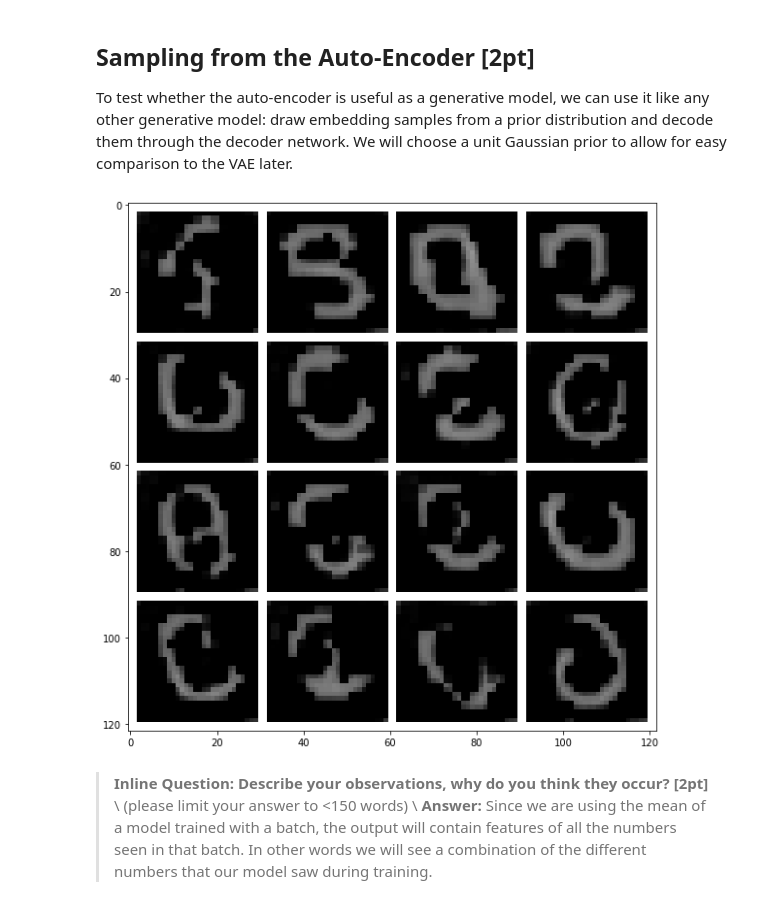
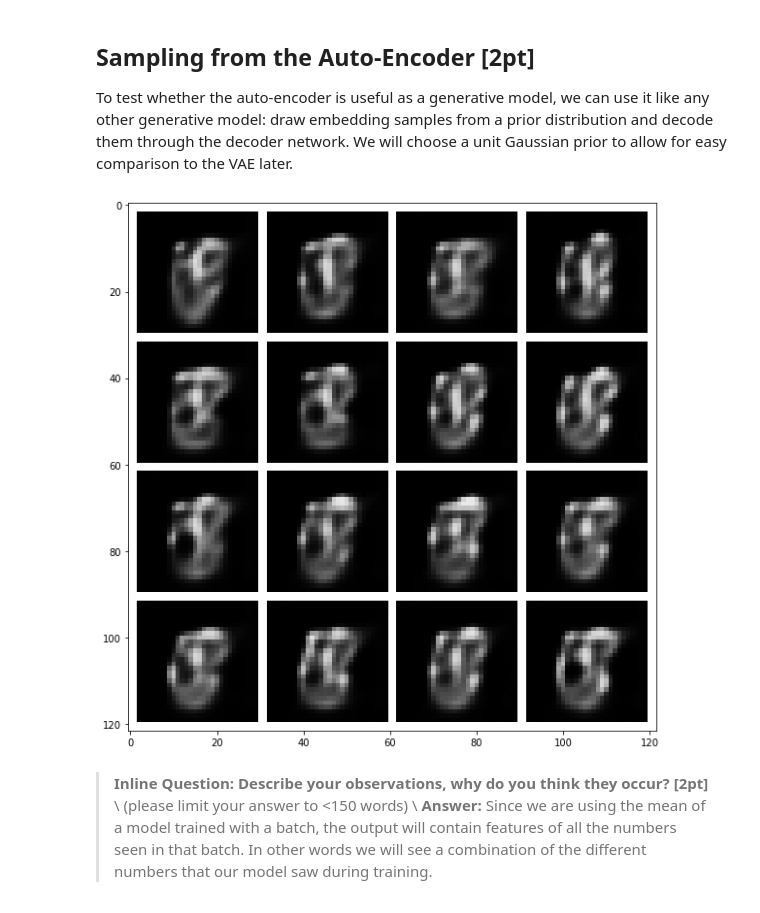
Before and after one commit to angelricardoh/Deep-Learning, a Jupyter notebook: csci-566-assignment2-master/CSCI566_Assignment2_problem_1_VAE.ipynb, the cells around one changed output. Cells and saved outputs as stored; diff of their text form; code cells hidden in the pictures.

Commit message:
Fix dimensionality error in visualization function and fix reparameterize function

```diff
--- a/csci-566-assignment2-master/CSCI566_Assignment2_problem_1_VAE.ipynb
+++ b/csci-566-assignment2-master/CSCI566_Assignment2_problem_1_VAE.ipynb
@@ -376,32 +377,30 @@ To test whether the auto-encoder is useful as a generative model, we can use it
 # %%
 # we will sample N embeddings, then decode and visualize them
 def vis_samples(model):
   ####################################### TODO #######################################
   # Sample embeddings from a diagonal unit Gaussian distribution and decode them     #
   # using the model.                                                                 #
   # HINT: The sampled embeddings should have shape [batch_size, nz]. Diagonal unit   #
   #       Gaussians have mean 0 and a covariance matrix with ones on the diagonal    #
   #       and zeros everywhere else.                                                 #
   # HINT: If you are unsure whether you sampled the correct distribution, you can    #
   #       sample a large batch and compute the empirical mean and variance using the #
   #       .mean() and .var() functions.                                              #
   # HINT: You can directly use model.decoder() to decode the samples.                #
   ####################################################################################
-  noise = torch.normal(0.1225, 0.2102, size=(batch_size,1,28,28)).to(device)
-
-  sampled_embeddings = model.encoder(noise)    # sample batch of embedding from prior
+  sampled_embeddings = torch.normal(0, 1, size=(batch_size,nz)).to(device)    # sample batch of embedding from prior
   decoded_samples = model.decoder(sampled_embeddings)       # decoder output images for sampled embeddings
   #################################### END TODO ######################################
 
   fig = plt.figure(figsize = (10, 10))
   ax1 = plt.subplot(111)
   ax1.imshow(torchvision.utils.make_grid(decoded_samples[:16], nrow=4, pad_value=1.)\
                 .data.cpu().numpy().transpose(1, 2, 0), cmap='gray')
   plt.show()
 
 vis_samples(ae_model)
 # %% [output]
-[figure, old version]
+[figure, new version]
 # %% [markdown]
 >**Inline Question: Describe your observations, why do you think they occur? [2pt]** \\
 >(please limit your answer to <150 words) \\
```
Also changed, not shown: parts of 10 cells of this notebook.
